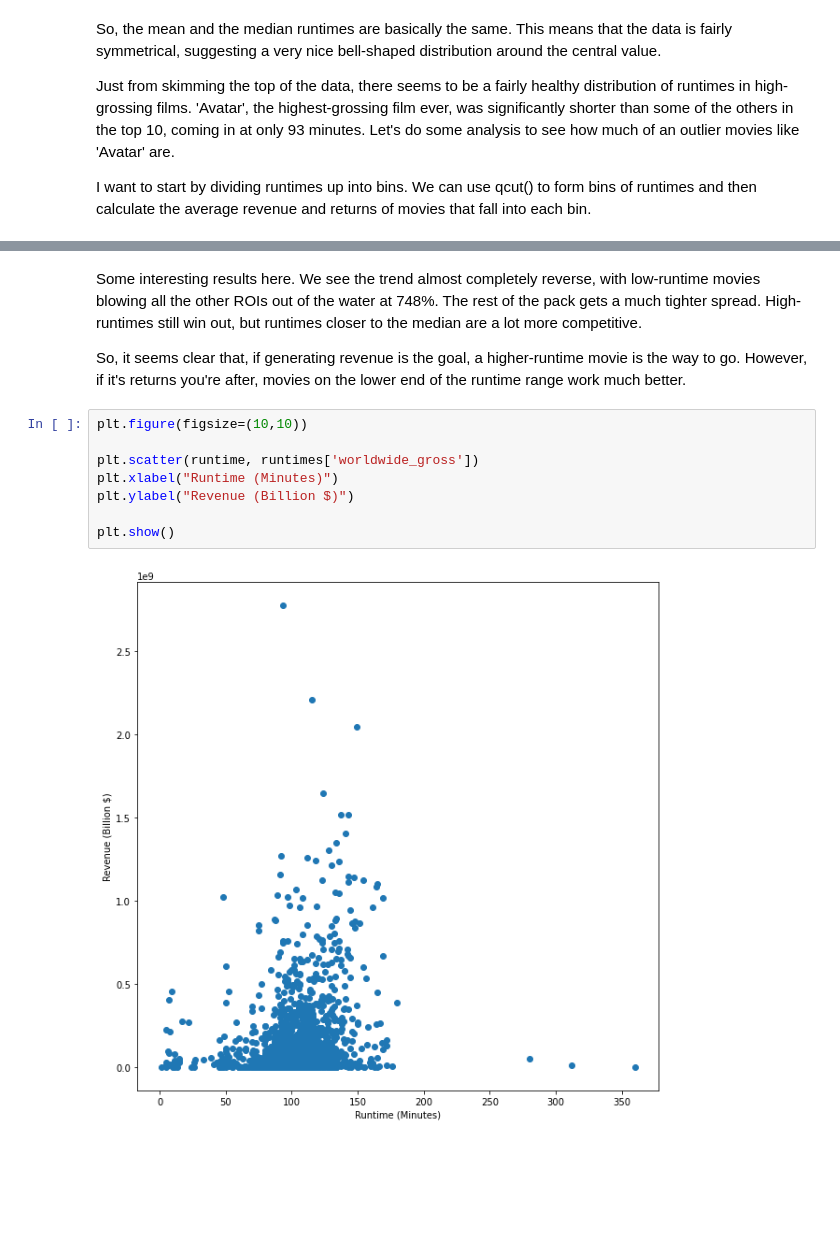
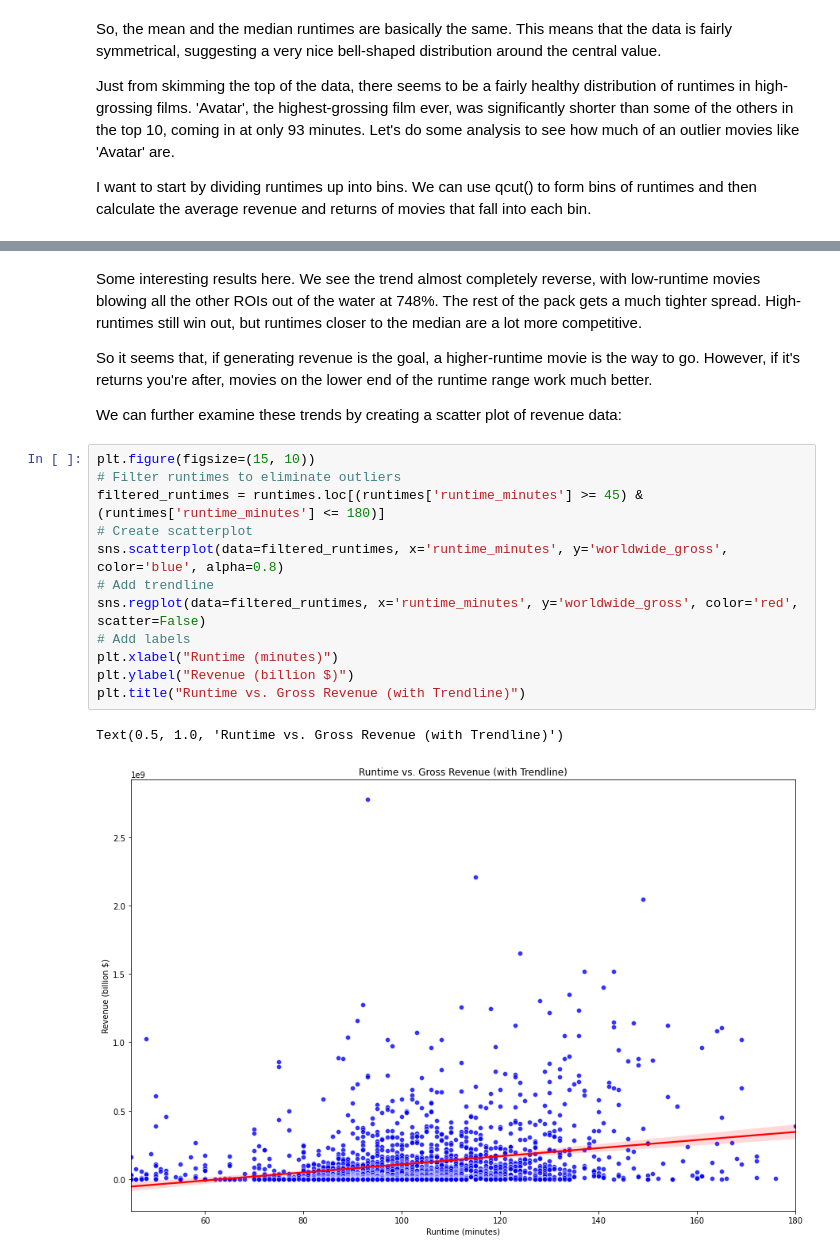
Before and after one commit to apell74/dsc-phase-1-project-final, a Jupyter notebook: student.ipynb, the cells around one changed output, grey strips where cells are left out. Cells and saved outputs as stored; diff of their text form; blank space fills up the shorter version.

```diff
--- a/student.ipynb
+++ b/student.ipynb
@@ -610,14 +655,21 @@ Name: ROI, dtype: float64
 # %% [markdown]
 Some interesting results here. We see the trend almost completely reverse, with low-runtime movies blowing all the other ROIs out of the water at 748%. The rest of the pack gets a much tighter spread. High-runtimes still win out, but runtimes closer to the median are a lot more competitive.
 
-So, it seems clear that, if generating revenue is the goal, a higher-runtime movie is the way to go. However, if it's returns you're after, movies on the lower end of the runtime range work much better.
+So it seems that, if generating revenue is the goal, a higher-runtime movie is the way to go. However, if it's returns you're after, movies on the lower end of the runtime range work much better.
+
+We can further examine these trends by creating a scatter plot of revenue data:
-# %%
-plt.figure(figsize=(10,10))
-
-plt.scatter(runtime, runtimes['worldwide_gross'])
-plt.xlabel("Runtime (Minutes)")
-plt.ylabel("Revenue (Billion $)")
-
-plt.show()
-# %% [output]
-[figure, removed]
+# %%
+plt.figure(figsize=(15, 10))
+# Filter runtimes to eliminate outliers
+filtered_runtimes = runtimes.loc[(runtimes['runtime_minutes'] >= 45) & (runtimes['runtime_minutes'] <= 180)]
+# Create scatterplot
+sns.scatterplot(data=filtered_runtimes, x='runtime_minutes', y='worldwide_gross', color='blue', alpha=0.8)
+# Add trendline
+sns.regplot(data=filtered_runtimes, x='runtime_minutes', y='worldwide_gross', color='red', scatter=False)
+# Add labels
+plt.xlabel("Runtime (minutes)")
+plt.ylabel("Revenue (billion $)")
+plt.title("Runtime vs. Gross Revenue (with Trendline)")
+# %% [output]
+Text(0.5, 1.0, 'Runtime vs. Gross Revenue (with Trendline)')
+[figure, added]
```
Also changed, not shown: parts of 28 cells of this notebook, 1 other file.
